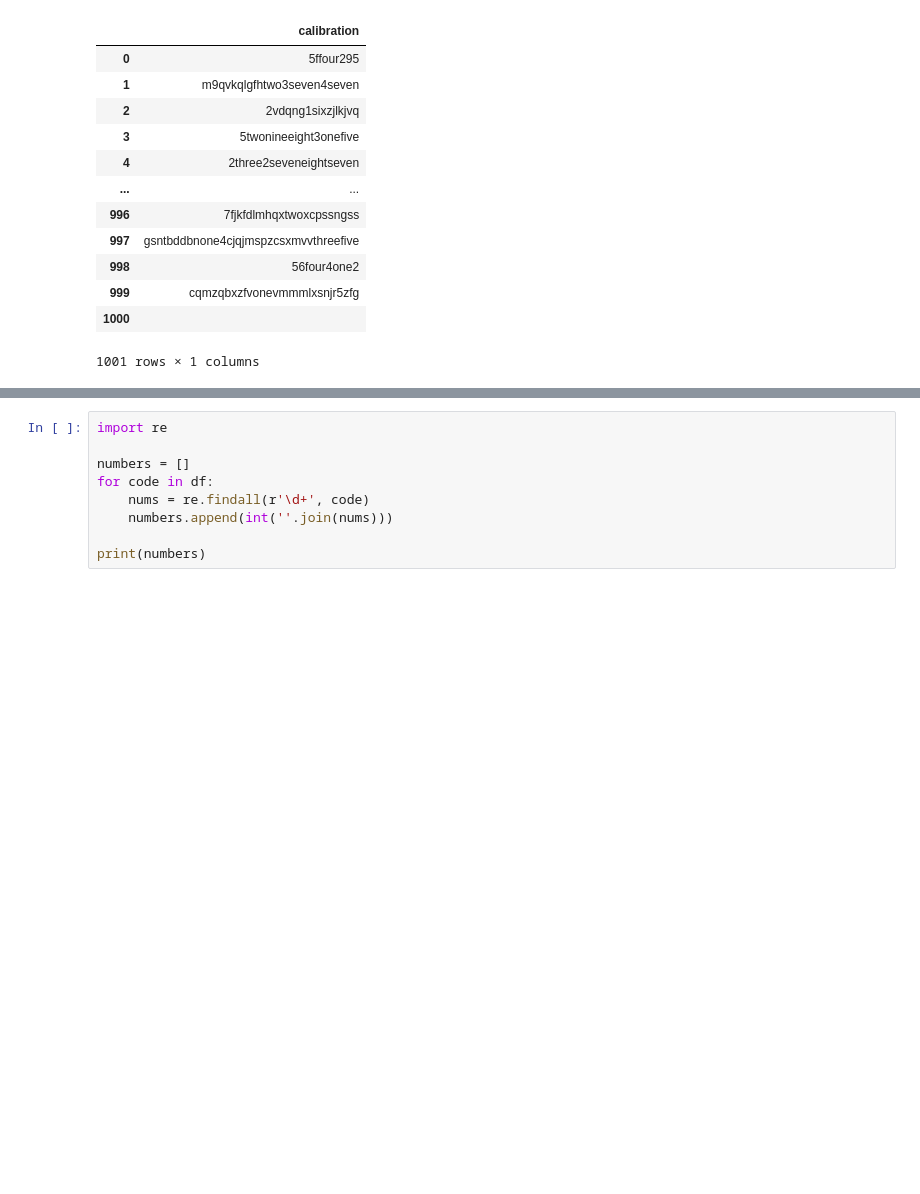
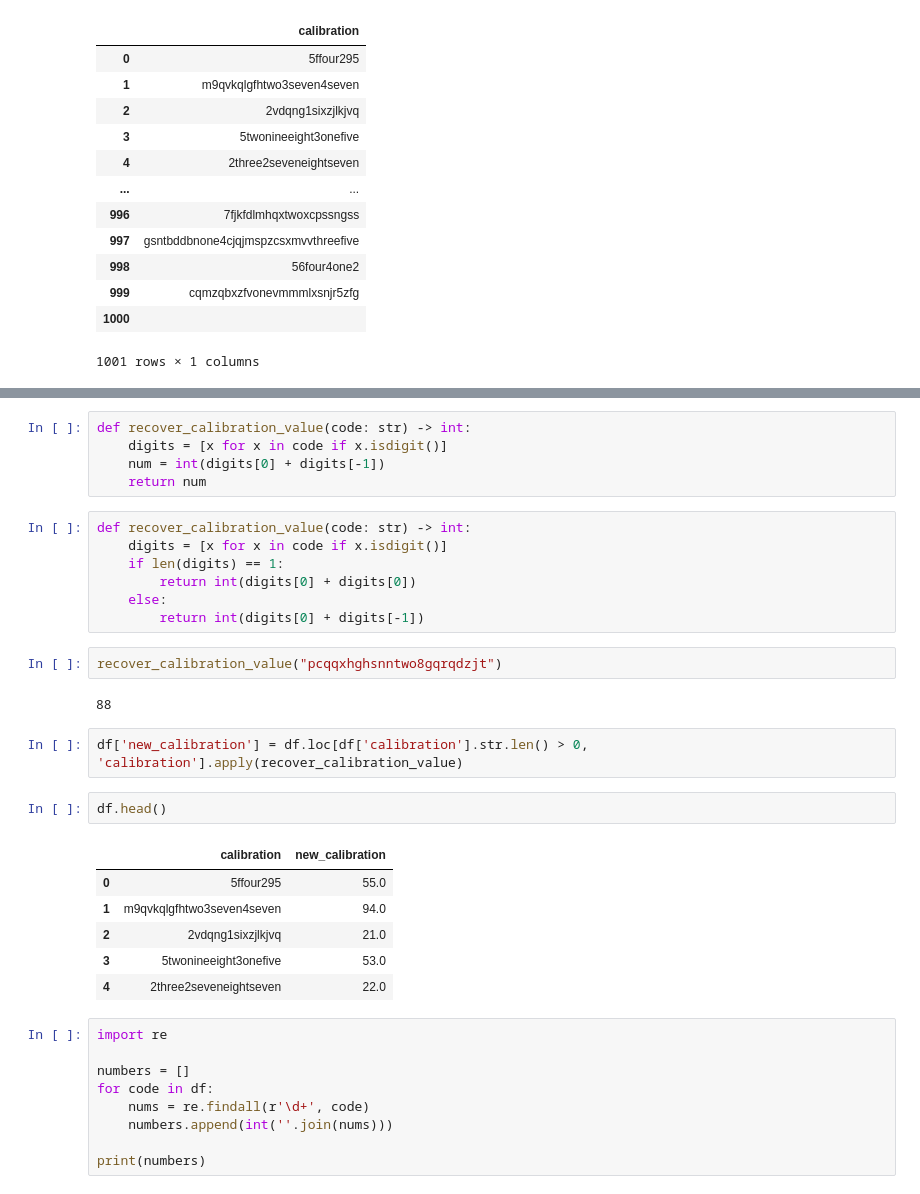
Before and after one commit to Ramiro-Lopez/advent_of_code_2023, a Jupyter notebook: Day_1.ipynb, the cells around one changed output, grey strips where cells are left out. Cells and saved outputs as stored; diff of their text form; blank space fills up the shorter version.

```diff
--- a/Day_1.ipynb
+++ b/Day_1.ipynb
@@ -129,3 +129,30 @@ df.sample(15)
+# %%
+def recover_calibration_value(code: str) -> int:
+    digits = [x for x in code if x.isdigit()]
+    num = int(digits[0] + digits[-1])
+    return num
+# %%
+def recover_calibration_value(code: str) -> int:
+    digits = [x for x in code if x.isdigit()]
+    if len(digits) == 1:
+        return int(digits[0] + digits[0])
+    else:
+        return int(digits[0] + digits[-1])
+# %%
+recover_calibration_value("pcqqxhghsnntwo8gqrqdzjt")
+# %% [output]
+88
+# %%
+df['new_calibration'] = df.loc[df['calibration'].str.len() > 0, 'calibration'].apply(recover_calibration_value)
+# %%
+df.head()
+# %% [output]
+|  | calibration | new_calibration |
+| 0 | 5ffour295 | 55.0 |
+| 1 | m9qvkqlgfhtwo3seven4seven | 94.0 |
+| 2 | 2vdqng1sixzjlkjvq | 21.0 |
+| 3 | 5twonineeight3onefive | 53.0 |
+| 4 | 2three2seveneightseven | 22.0 |
 # %%
 import re
 
```
Also changed, not shown: parts of 2 cells of this notebook.
